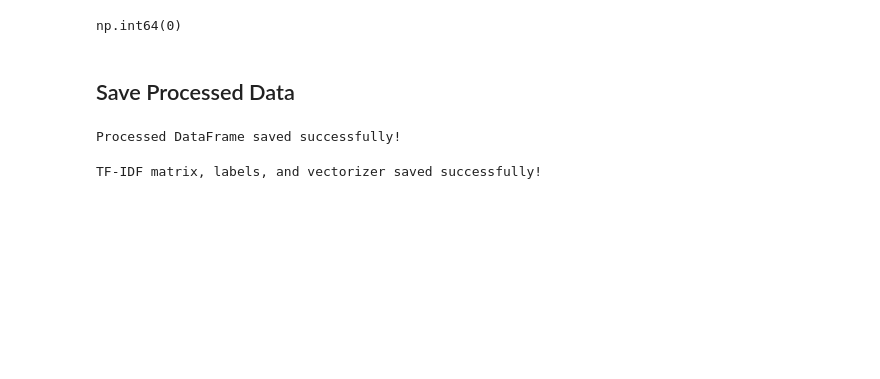
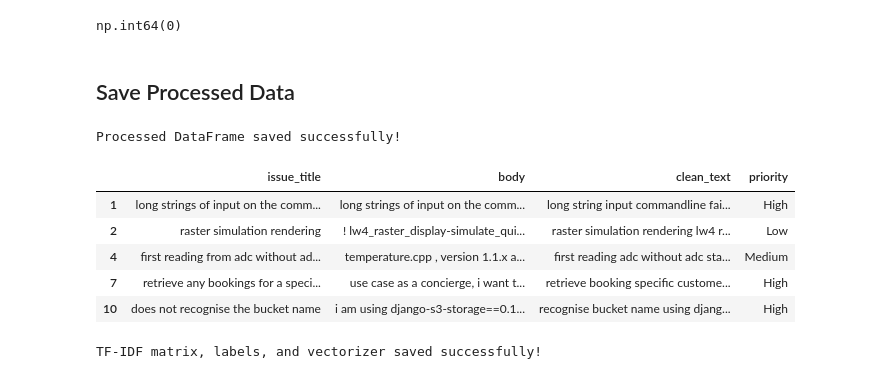
Before and after one commit to erenceh/ml-bug-prediction, a Jupyter notebook: ml/notebooks/01_Exploration_Data_Analysis.ipynb, the cells around one changed output. Cells and saved outputs as stored; diff of their text form; code cells hidden in the pictures; blank space fills up the shorter version.

```diff
--- a/ml/notebooks/01_Exploration_Data_Analysis.ipynb
+++ b/ml/notebooks/01_Exploration_Data_Analysis.ipynb
@@ -611,6 +627,16 @@ joblib.dump(processed_df, '../../data/processed/processed_github_issues_df.jobli
 print("Processed DataFrame saved successfully!")
 # %% [output]
 Processed DataFrame saved successfully!
+# %%
+loaded_df = joblib.load('../../data/processed/processed_github_issues_df.joblib')
+loaded_df.head()
+# %% [output]
+|  | issue_title | body | clean_text | priority |
+| 1 | long strings of input on the comm... | long strings of input on the comm... | long string input commandline fai... | High |
+| 2 | raster simulation rendering | ! lw4_raster_display-simulate_qui... | raster simulation rendering lw4 r... | Low |
+| 4 | first reading from adc without ad... | temperature.cpp , version 1.1.x a... | first reading adc without adc sta... | Medium |
+| 7 | retrieve any bookings for a speci... | use case as a concierge, i want t... | retrieve booking specific custome... | High |
+| 10 | does not recognise the bucket name | i am using django-s3-storage==0.1... | recognise bucket name using djang... | High |
 # %%
 joblib.dump(X, '../../data/processed/tfidf/X_tfidf.joblib')
 joblib.dump(y, '../../data/processed/tfidf/y_labels.joblib')
```
Also changed, not shown: parts of 31 cells of this notebook, 12 other files.
